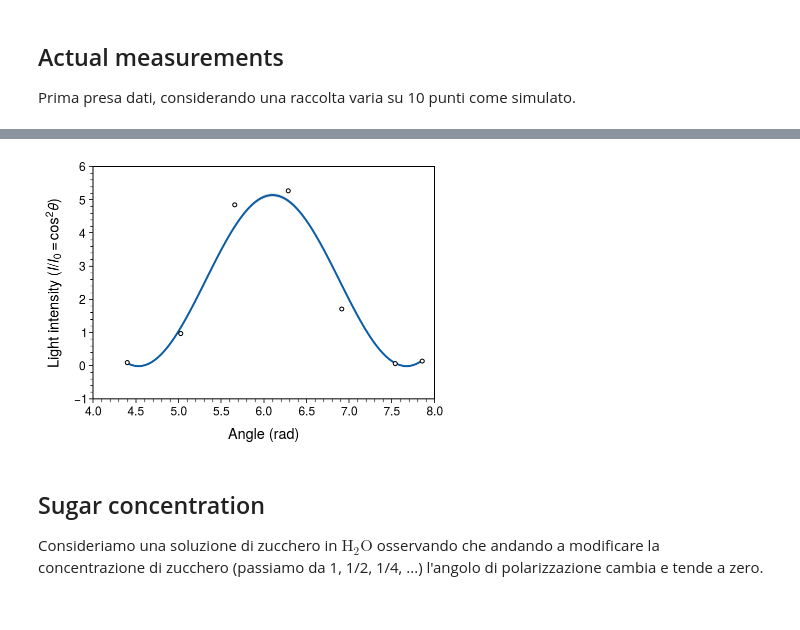
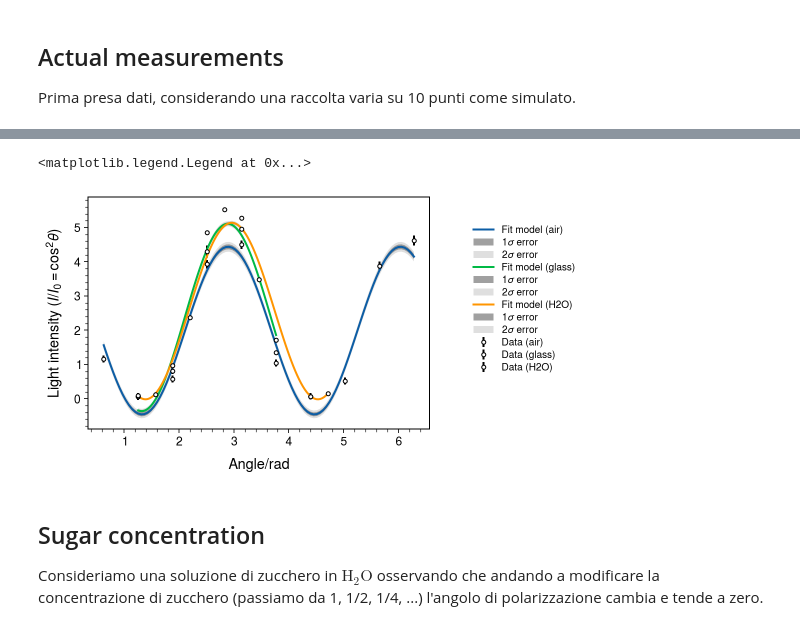
Before and after one commit to mattiasotgia/alphalab3, a Jupyter notebook: PolarizationLight/initial_online.ipynb, the cells around one changed output, grey strips where cells are left out. Drawn from its saved outputs; the diff is of its cells as text; code cells hidden in the pictures.

```diff
--- a/PolarizationLight/initial_online.ipynb
+++ b/PolarizationLight/initial_online.ipynb
@@ -137,11 +112,36 @@ plt.legend(loc='upper left')
-# %%
-data_H2O = glob.glob('data/data_H2O/**')
-
-data_H2O = DataPolarization(data_H2O)
-data_H2O.plot()
-plot_fit(data_H2O.fit(), data_H2O)
-# %% [output]
-[figure, removed]
+# %%
+data_0 = glob.glob('data/data_air/**')
+
+
+data_0 = DataPolarization(data_0)
+
+data_0.std = data_0.std + 0.1## Error scaling!
+
+data_0.plot()
+fitd_0 = data_0.fit()
+plot_fit(fitd_0, data_0)
+
+data_glass = DataPolarization(glob.glob('data/data_glass/**'))
+data_glass.angle -= np.pi
+
+data_glass.std = data_glass.std + 0.05 ## Error scaling!
+
+data_glass.plot()
+fitd_glass = data_glass.fit()
+plot_fit(fitd_glass, data_glass)
+
+data_H2O = glob.glob('data/data_H2O/**')
+
+data_H2O = DataPolarization(data_H2O)
+data_H2O.angle -= np.pi
+data_H2O.plot()
+fitd_H2O = data_H2O.fit()
+plot_fit(fitd_H2O, data_H2O)
+
+plt.legend(loc=(1.1,0.2))
+# %% [output]
+<matplotlib.legend.Legend at 0x...>
+[figure, added]
 # %% [markdown]
 ## Sugar concentration
 
```
Also changed, not shown: parts of 15 cells of this notebook, 2 other files.
